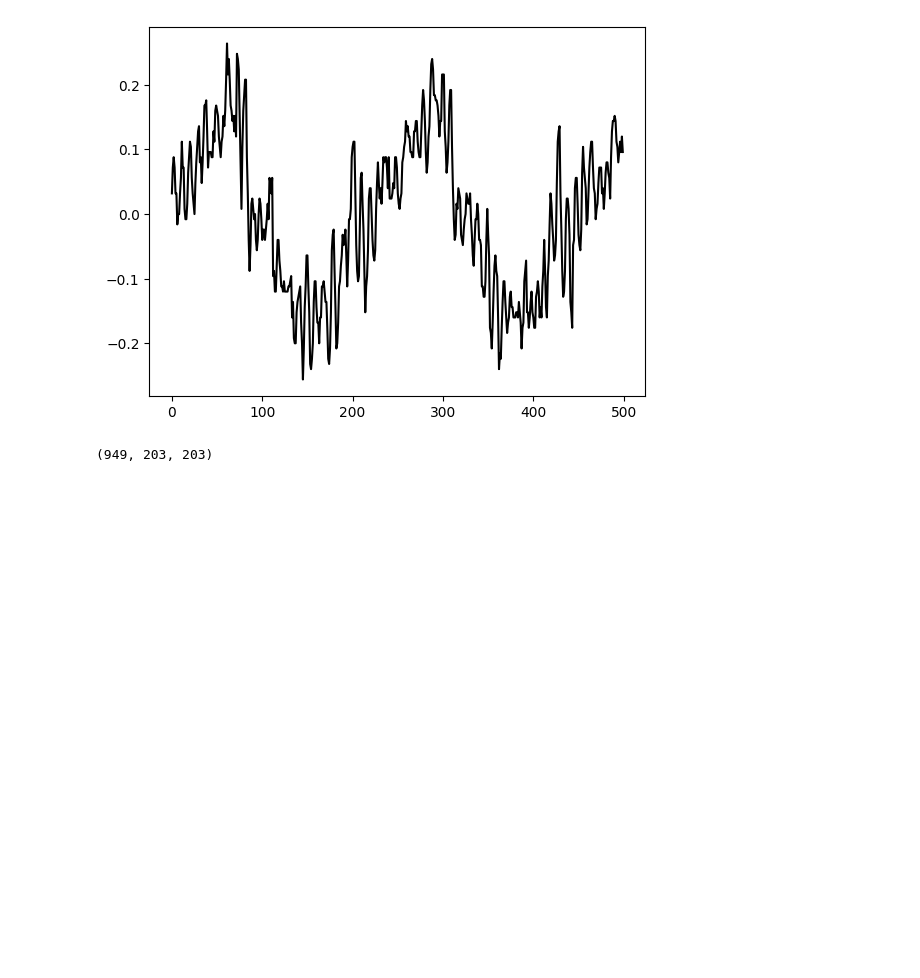
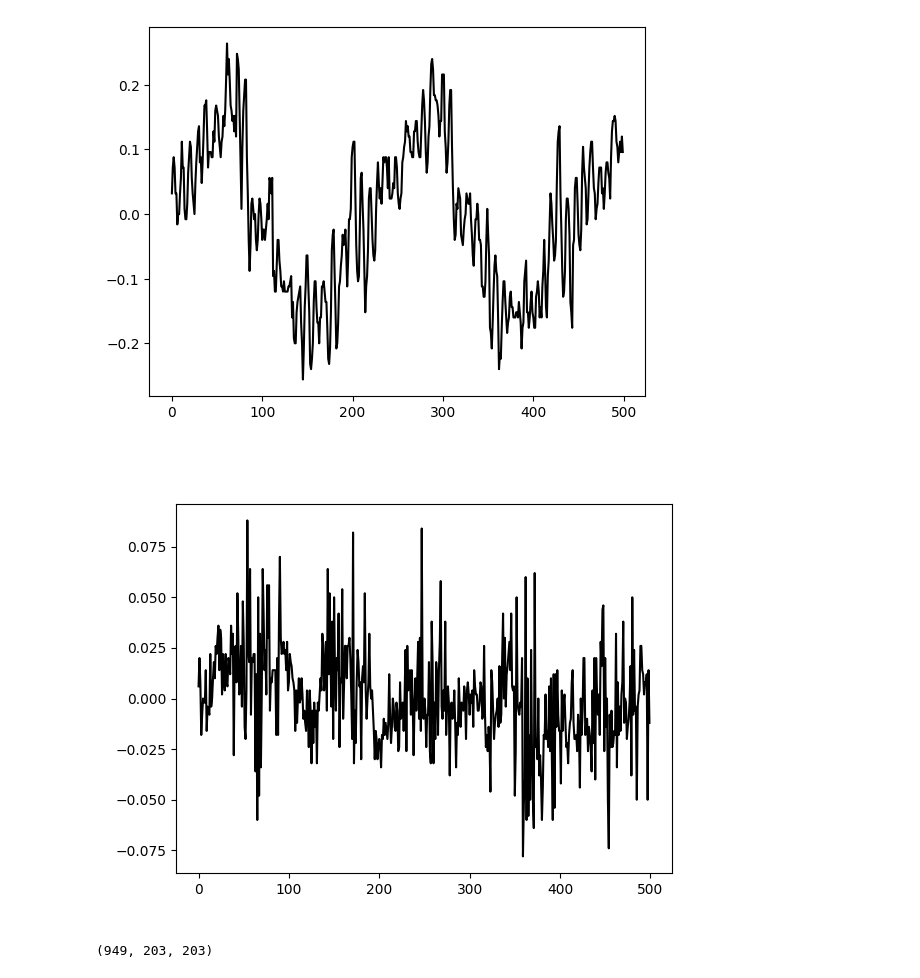
Before and after one commit to Iman-Kalyan-Majumder/FYP, a Jupyter notebook: ImageClassification.ipynb, the cells around one changed output. Drawn from its saved outputs; the diff is of its cells as text; code cells hidden in the pictures; blank space fills up the shorter version.

```diff
--- a/ImageClassification.ipynb
+++ b/ImageClassification.ipynb
@@ -37,6 +37,11 @@ for i in range(len(sequences)):
 X, y = np.array(X), np.array(y)
 # %% [output]
 [figure]
+# %%
+image = Image.open('image0.png')
+image
+# %% [output]
+[figure, added]
 # %%
 X_train, X_temp, y_train, y_temp = train_test_split(X,y, test_size=int(len(data)*0.3), shuffle=True, random_state=42)
 X_test, X_valid, y_test, y_valid = train_test_split(X_temp, y_temp, test_size=int(len(X_temp)*0.5), shuffle=True, random_state=42)
```
